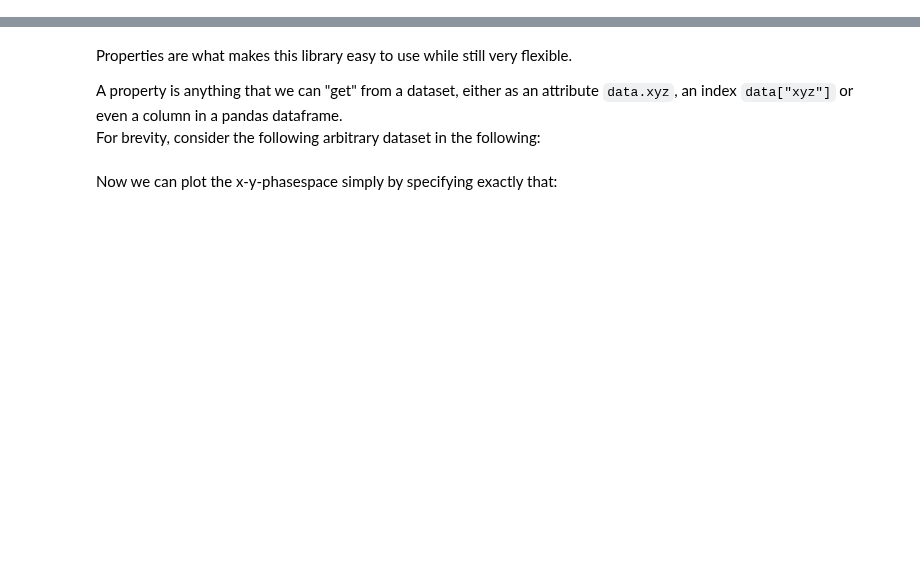
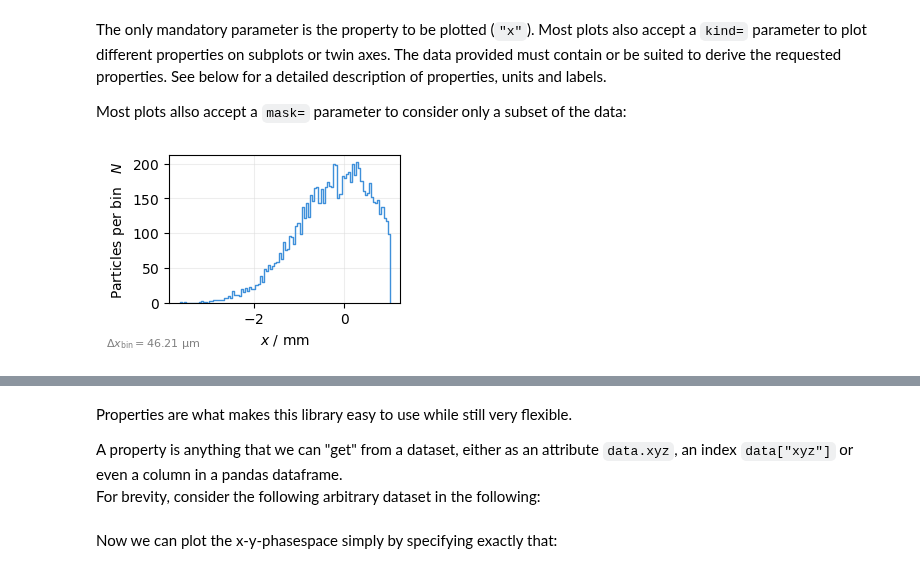
Before and after one commit to xsuite/xplt, a Jupyter notebook: examples/concepts.ipynb, the cells around one changed output, grey strips where cells are left out. Cells and saved outputs as stored; diff of their text form; code cells hidden in the pictures; blank space fills up the shorter version.

```diff
--- a/examples/concepts.ipynb
+++ b/examples/concepts.ipynb
@@ -12,0 +37,9 @@ xplt.apply_style()
+# %% [markdown]
+The only mandatory parameter is the property to be plotted (`"x"`). Most plots also accept a `kind=` parameter to plot different properties on subplots or twin axes.
+The data provided must contain or be suited to derive the requested properties. See below for a detailed description of properties, units and labels.
+
+Most plots allso accept a `mask=` parameter to consider only a subset of the data:
+# %%
+plot = xplt.ParticleHistogramPlot("x", particles=data, mask=data.x < 1e-3)
+# %% [output]
+[figure, added]
```
Also changed, not shown: parts of 28 cells of this notebook, 2 other files.
